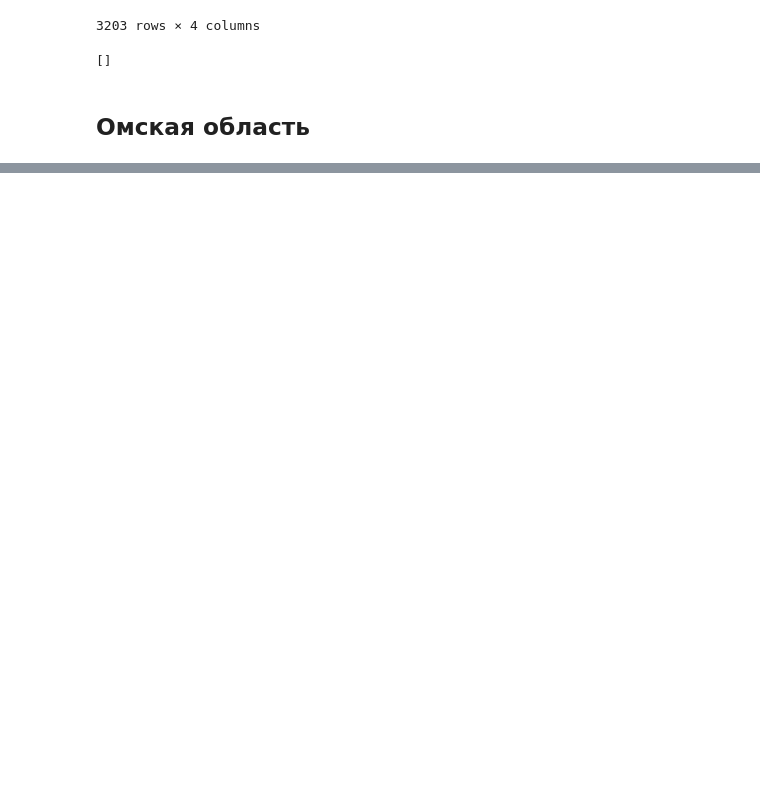
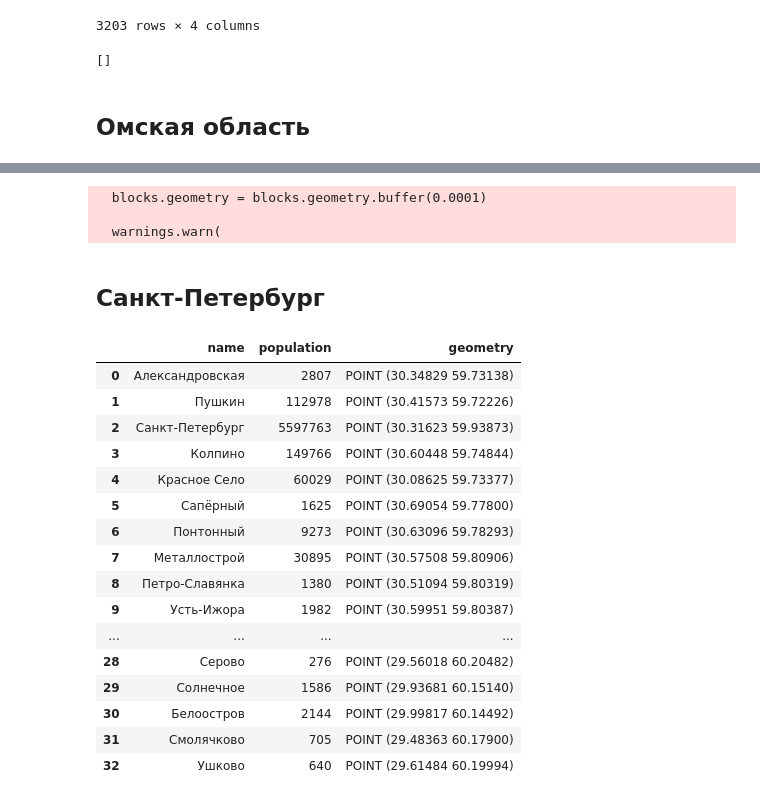
Before and after one commit to Mvin8/PopFrame, a Jupyter notebook: test_carkas.ipynb, the cells around one changed output, grey strips where cells are left out. Drawn from its saved outputs; the diff is of its cells as text; code cells hidden in the pictures; blank space fills up the shorter version.

```diff
--- a/test_carkas.ipynb
+++ b/test_carkas.ipynb
@@ -423,0 +770,53 @@ isolated_nodes
+# %%
+
+from popframe.models.region import Region
+
+region = Region(
+  towns=towns,
+  settlements=region,
+  districts=districts,
+  accessibility_matrix=adj_mx,
+  territories=None
+)
+from popframe.method.popuation_frame import PopFrame
+# Создание экземпляра GraphMethod с данными
+frame_method = PopFrame(region=region)
+
+# Получение графа
+G = frame_method.build_network()
+gdf_frame = frame_method.save_graph_to_geojson(G, None)
+gdf_frame
+gdf_frame.to_file("gdf_frame_Moscow.geojson", driver="GeoJSON")
+frame_method.get_graph_html(G, 'final_graph_Moscow.html')
+# %% [output]
+  blocks.geometry = blocks.geometry.buffer(0.0001)
+
+  warnings.warn(
+# %% [markdown]
+## Санкт-Петербург
+# %%
+# towns = gpd.read_parquet('data_9/omsk/towns.parquet')
+towns = gpd.read_file('data_9/SPb/towns.geojson')
+region = gpd.read_file('data_9/SPb/region.geojson')
+districts = gpd.read_file('data_9/SPb\districts.geojson')
+# adj_mx = pd.read_pickle("data_9/tulsk/adj_mx.pickle")
+graph = nx.read_graphml('data_9/SPb/graph.graphml')
+towns
+# %% [output]
+|  | name | population | geometry |
+| 0 | Александровская | 2807 | POINT (30.34829 59.73138) |
+| 1 | Пушкин | 112978 | POINT (30.41573 59.72226) |
+| 2 | Санкт-Петербург | 5597763 | POINT (30.31623 59.93873) |
+| 3 | Колпино | 149766 | POINT (30.60448 59.74844) |
+| 4 | Красное Село | 60029 | POINT (30.08625 59.73377) |
+| 5 | Сапёрный | 1625 | POINT (30.69054 59.77800) |
+| 6 | Понтонный | 9273 | POINT (30.63096 59.78293) |
+| 7 | Металлострой | 30895 | POINT (30.57508 59.80906) |
+| 8 | Петро-Славянка | 1380 | POINT (30.51094 59.80319) |
+| 9 | Усть-Ижора | 1982 | POINT (30.59951 59.80387) |
+| ... | ... | ... | ... |
+| 28 | Серово | 276 | POINT (29.56018 60.20482) |
+| 29 | Солнечное | 1586 | POINT (29.93681 60.15140) |
+| 30 | Белоостров | 2144 | POINT (29.99817 60.14492) |
+| 31 | Смолячково | 705 | POINT (29.48363 60.17900) |
+| 32 | Ушково | 640 | POINT (29.61484 60.19994) |
```
Also changed, not shown: parts of 48 cells of this notebook, 1 other file.
